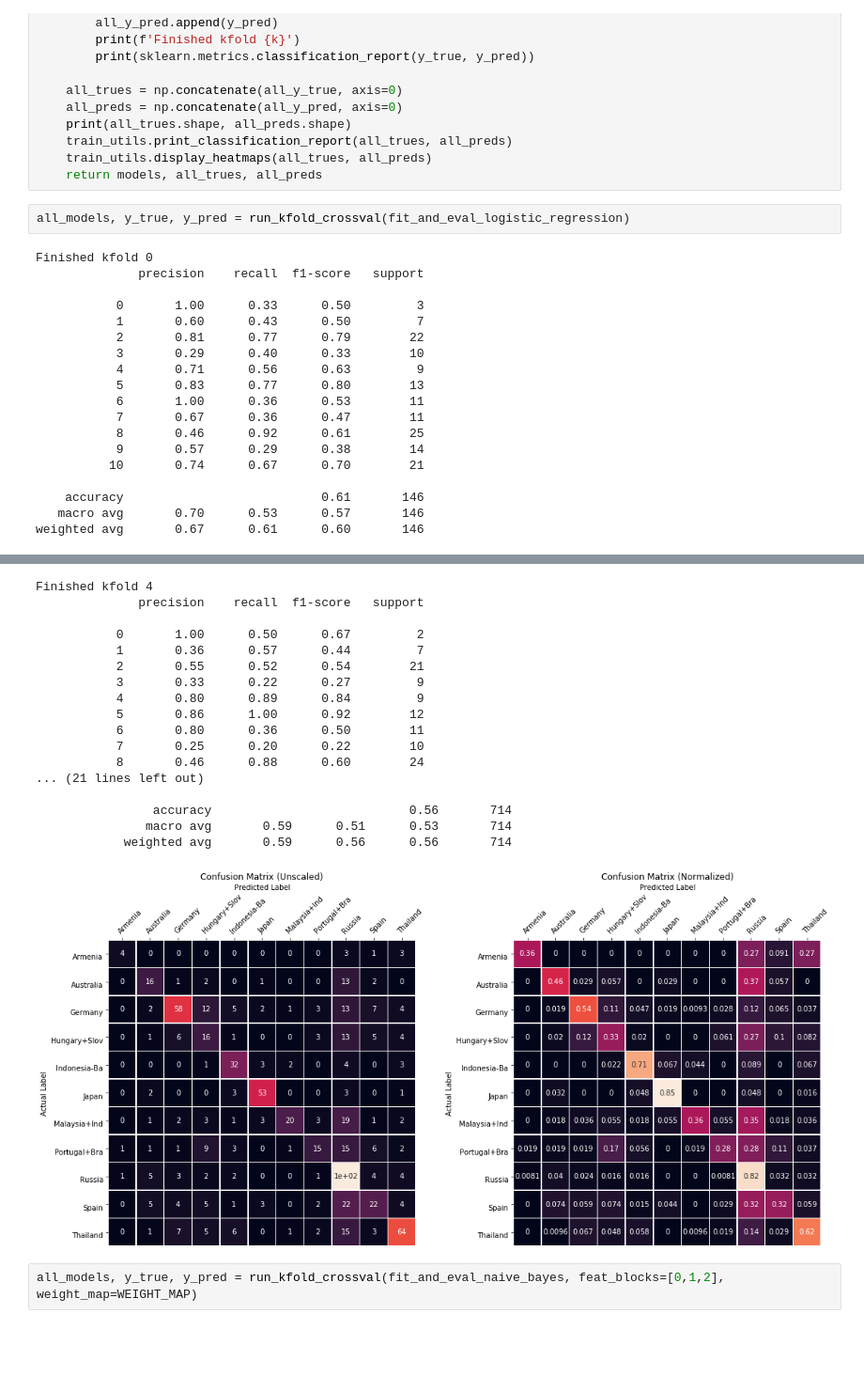
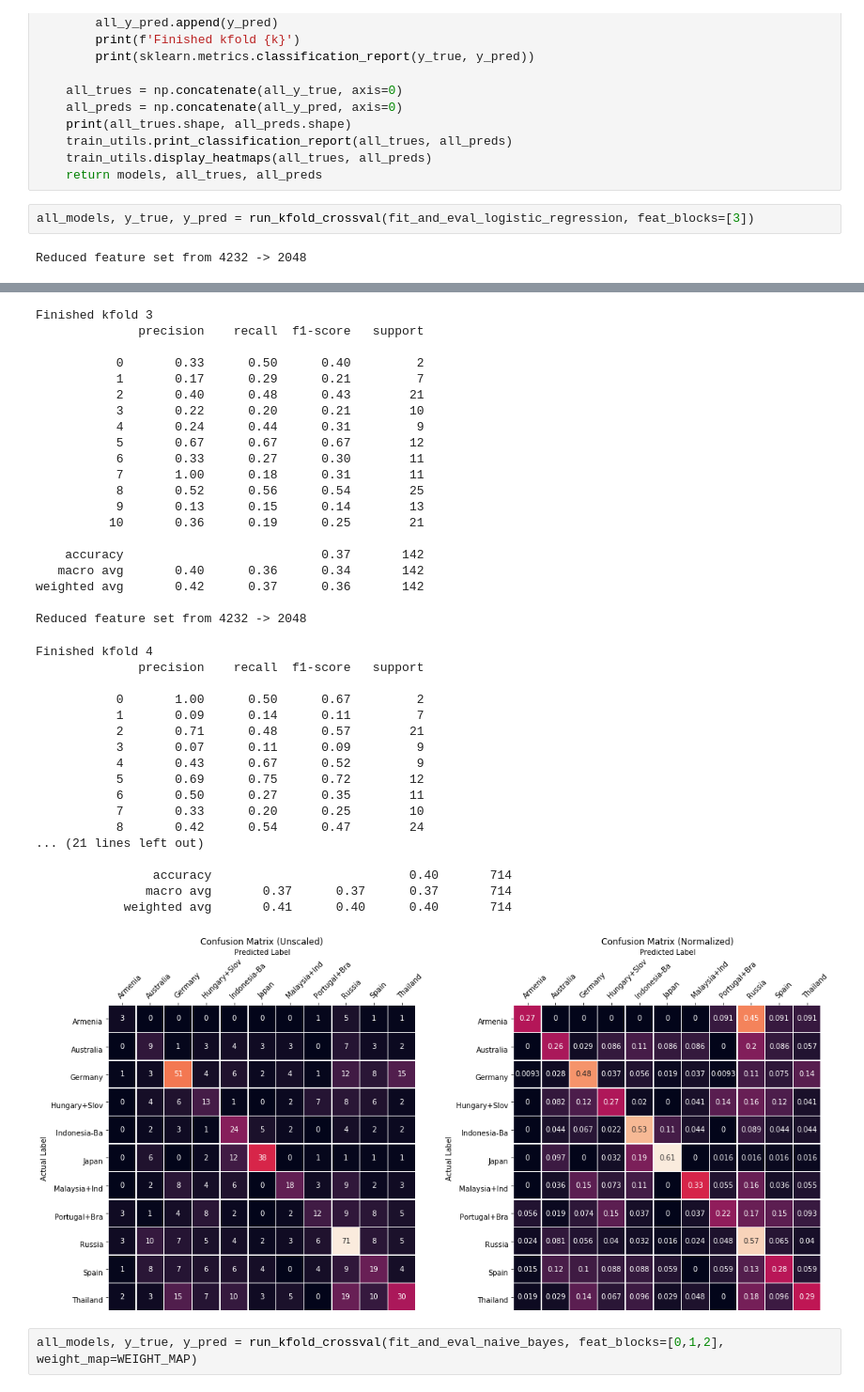
Before and after one commit to etotheipi/church_temple_classify, a Jupyter notebook: std_ml_on_xcept_features.ipynb, the cells around one changed output, grey strips where cells are left out. Shown at 94% size. Drawn from its saved outputs; the diff is of its cells as text; blank space fills up the shorter version.

Commit message:
Fine-Tuned Model finished, just need docs & pkging

```diff
--- a/std_ml_on_xcept_features.ipynb
+++ b/std_ml_on_xcept_features.ipynb
@@ -154,23 +154,6 @@ def run_kfold_crossval(fit_and_eval_func, weight_map=None, single_k=None, feat_b
     train_utils.display_heatmaps(all_trues, all_preds)
     return models, all_trues, all_preds
 # %%
-all_models, y_true, y_pred = run_kfold_crossval(fit_and_eval_logistic_regression)
+all_models, y_true, y_pred = run_kfold_crossval(fit_and_eval_logistic_regression, feat_blocks=[3])
 # %% [output]
-Finished kfold 0
-              precision    recall  f1-score   support
-
-           0       1.00      0.33      0.50         3
-           1       0.60      0.43      0.50         7
-           2       0.81      0.77      0.79        22
-           3       0.29      0.40      0.33        10
-           4       0.71      0.56      0.63         9
-           5       0.83      0.77      0.80        13
-           6       1.00      0.36      0.53        11
-           7       0.67      0.36      0.47        11
-           8       0.46      0.92      0.61        25
-           9       0.57      0.29      0.38        14
-          10       0.74      0.67      0.70        21
-
-    accuracy                           0.61       146
-   macro avg       0.70      0.53      0.57       146
-weighted avg       0.67      0.61      0.60       146
+Reduced feature set from 4232 -> 2048
@@ -231,21 +220,41 @@ weighted avg       0.62      0.53      0.52       142
-Finished kfold 4
+Finished kfold 3
               precision    recall  f1-score   support
 
-           0       1.00      0.50      0.67         2
-           1       0.36      0.57      0.44         7
-           2       0.55      0.52      0.54        21
-           3       0.33      0.22      0.27         9
-           4       0.80      0.89      0.84         9
-           5       0.86      1.00      0.92        12
-           6       0.80      0.36      0.50        11
-           7       0.25      0.20      0.22        10
-           8       0.46      0.88      0.60        24
-... (21 lines left out)
+           0       0.33      0.50      0.40         2
+           1       0.17      0.29      0.21         7
+           2       0.40      0.48      0.43        21
+           3       0.22      0.20      0.21        10
+           4       0.24      0.44      0.31         9
+           5       0.67      0.67      0.67        12
+           6       0.33      0.27      0.30        11
+           7       1.00      0.18      0.31        11
+           8       0.52      0.56      0.54        25
+           9       0.13      0.15      0.14        13
+          10       0.36      0.19      0.25        21
 
-                accuracy                           0.56       714
-               macro avg       0.59      0.51      0.53       714
-            weighted avg       0.59      0.56      0.56       714
+    accuracy                           0.37       142
+   macro avg       0.40      0.36      0.34       142
+weighted avg       0.42      0.37      0.36       142
+
+Reduced feature set from 4232 -> 2048
+Finished kfold 4
+              precision    recall  f1-score   support
+
+           0       1.00      0.50      0.67         2
+           1       0.09      0.14      0.11         7
+           2       0.71      0.48      0.57        21
+           3       0.07      0.11      0.09         9
+           4       0.43      0.67      0.52         9
+           5       0.69      0.75      0.72        12
+           6       0.50      0.27      0.35        11
+           7       0.33      0.20      0.25        10
+           8       0.42      0.54      0.47        24
+... (21 lines left out)
+
+                accuracy                           0.40       714
+               macro avg       0.37      0.37      0.37       714
+            weighted avg       0.41      0.40      0.40       714
-[figure, old version]
+[figure, new version]
 # %%
 all_models, y_true, y_pred = run_kfold_crossval(fit_and_eval_naive_bayes, feat_blocks=[0,1,2], weight_map=WEIGHT_MAP)
 # %% [output]
```
Also changed, not shown: parts of 1 cell of this notebook, 14 other files.
